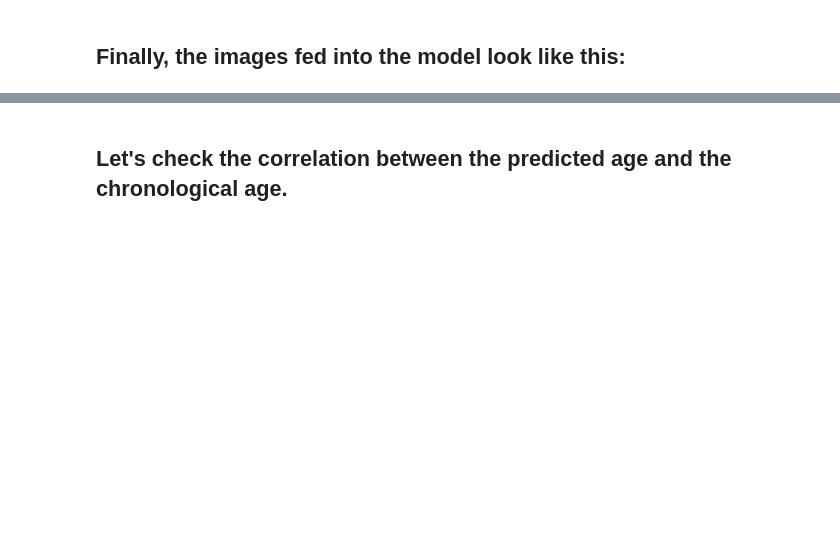
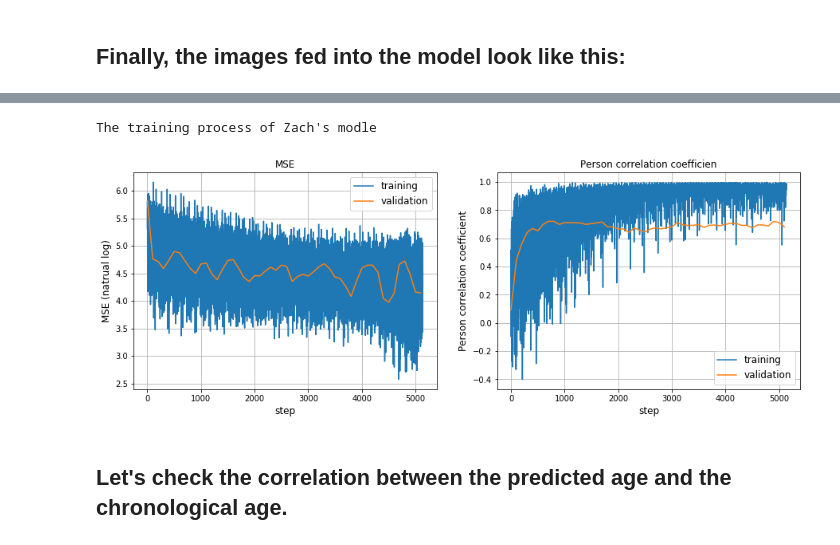
Before and after one commit to woodywff/age_prediction, a Jupyter notebook: age_demo_mix_0/Script.ipynb, the cells around one changed output, grey strips where cells are left out. Saved outputs shown, nothing was run; the diff lists cells and outputs as text; code cells hidden in the pictures; blank space fills up the shorter version.

```diff
--- a/age_demo_mix_0/Script.ipynb
+++ b/age_demo_mix_0/Script.ipynb
@@ -109,3 +86,9 @@ Text(0.5, 1.0, "Target model's trainning loss")
+# %%
+draw_training_proc('./img/training_return_list_zach.npy')
+print('The training process of Zach\'s modle')
+# %% [output]
+The training process of Zach's modle
+[figure, added]
 # %% [markdown]
 ## Let's check the correlation between the predicted age and the chronological age.
 # %%
```
Also changed, not shown: parts of 20 cells of this notebook, 1 other file.
